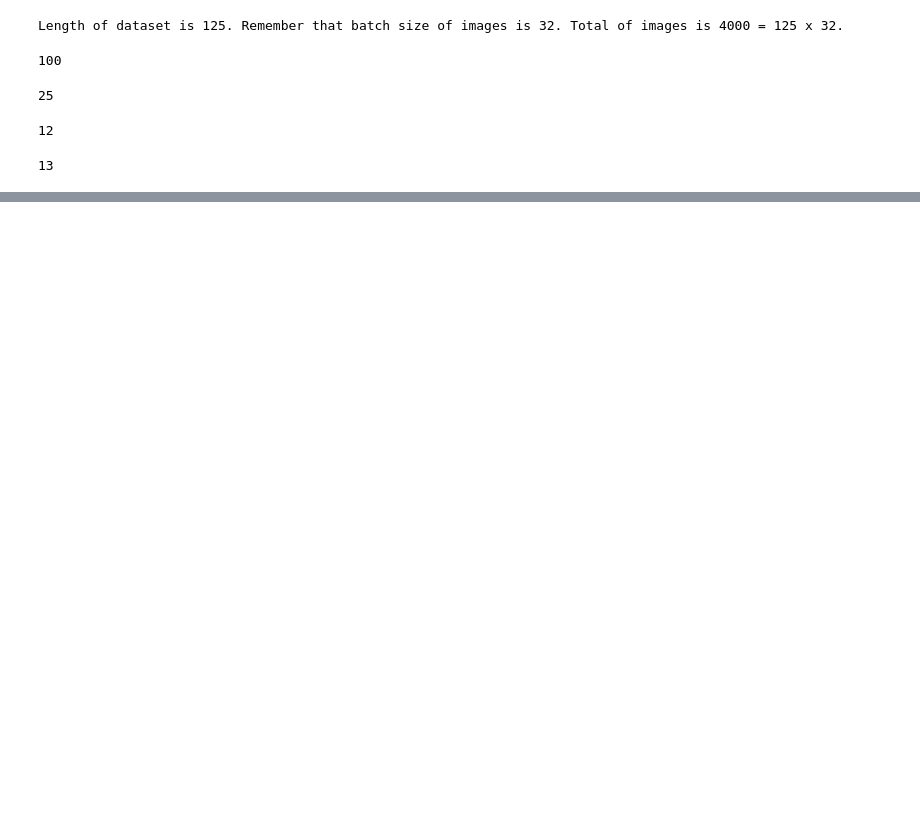
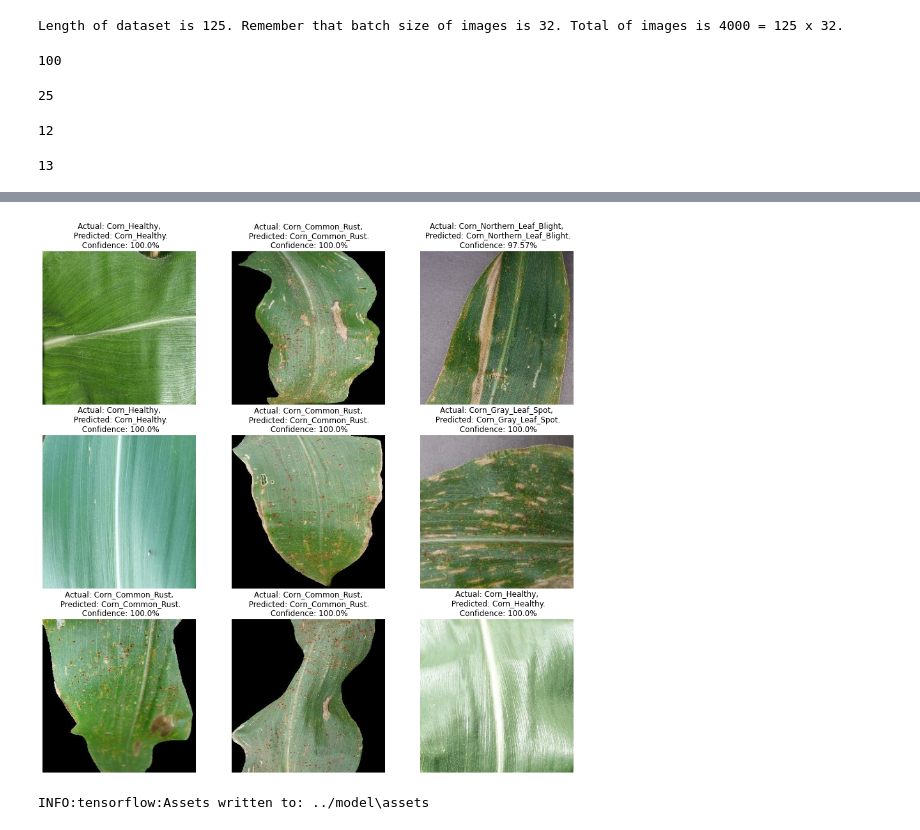
Before and after one commit to fabiogaiera/corn-diseases-classification-api, a Jupyter notebook: notebooks/Model Training.ipynb, the cells around one changed output, grey strips where cells are left out. Drawn from its saved outputs; the diff is of its cells as text; code cells hidden in the pictures; blank space fills up the shorter version.

```diff
--- a/notebooks/Model Training.ipynb
+++ b/notebooks/Model Training.ipynb
@@ -78,0 +209,37 @@ print(len(test_dataset))
+# %%
+def predict(model, img):
+
+    img_array = tf.keras.utils.img_to_array(img)
+    img_array = tf.expand_dims(img_array, 0)
+
+    predictions = model.predict(img_array)
+
+    score = tf.nn.softmax(predictions[0])
+    predicted_class = class_names[np.argmax(score)]
+    confidence = round(100 * np.max(score), 2)
+
+    return predicted_class, confidence
+# %%
+plt.figure(figsize=(15, 15))
+
+for images, labels in test_dataset.take(1):
+
+    for i in range(9):
+
+        ax = plt.subplot(3, 3, i + 1)
+
+        plt.imshow(images[i].numpy().astype("uint8"))
+
+        predicted_class, confidence = predict(model, images[i].numpy())
+
+        actual_class = class_names[labels[i]]
+
+        plt.title(f"Actual: {actual_class},\n Predicted: {predicted_class}.\n Confidence: {confidence}%")
+
+        plt.axis("off")
+# %% [output]
+[figure, added]
+# %%
+model.save('../model')
+# %% [output]
+INFO:tensorflow:Assets written to: ../model\assets
```
Also changed, not shown: parts of 16 cells of this notebook, 1 other file.
